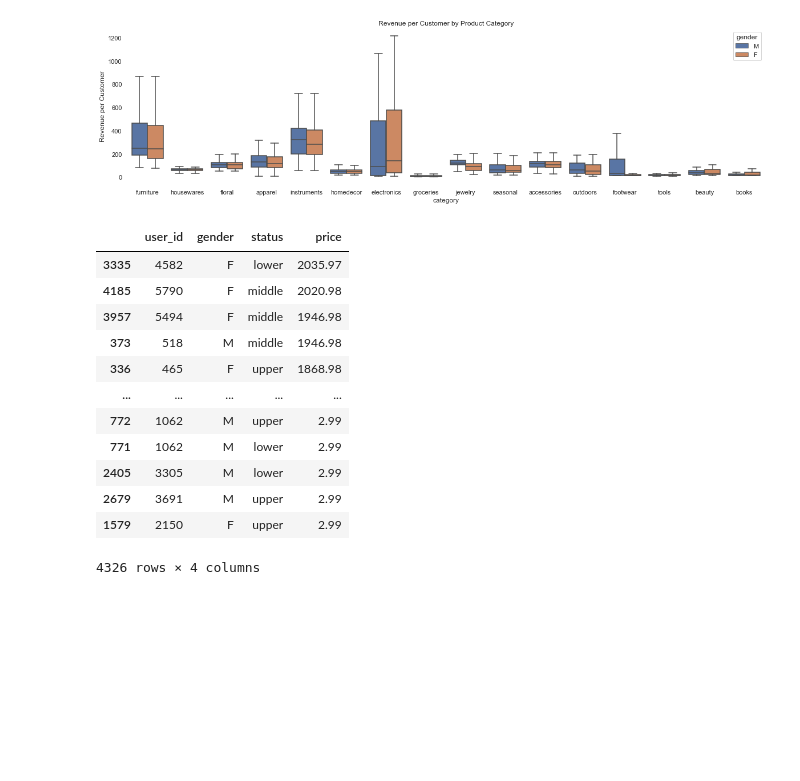
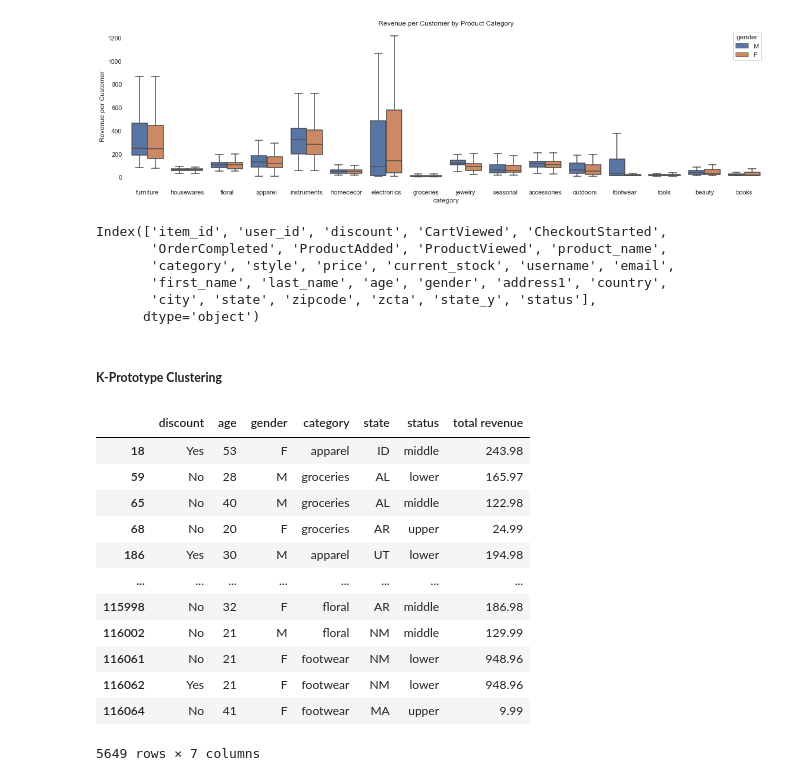
Before and after one commit to diana-kungu/E-commerce-RFM-Analysis, a Jupyter notebook: customer_segmentation.ipynb, the cells around one changed output. Saved outputs shown, nothing was run; the diff lists cells and outputs as text; code cells hidden in the pictures; blank space fills up the shorter version.

Commit message:
K-Prototype Clustering

```diff
--- a/customer_segmentation.ipynb
+++ b/customer_segmentation.ipynb
@@ -84,19 +72,36 @@ plt.title('Revenue per Customer by Product Category')
 sns.despine(bottom = True, left = True)
 # %% [output]
 [figure]
-# %%
-buyers_gpd.sort_values(by='price', ascending= False)
-# %% [output]
-|  | user_id | gender | status | price |
-| 3335 | 4582 | F | lower | 2035.97 |
-| 4185 | 5790 | F | middle | 2020.98 |
-| 3957 | 5494 | F | middle | 1946.98 |
-| 373 | 518 | M | middle | 1946.98 |
-| 336 | 465 | F | upper | 1868.98 |
-| ... | ... | ... | ... | ... |
-| 772 | 1062 | M | upper | 2.99 |
-| 771 | 1062 | M | lower | 2.99 |
-| 2405 | 3305 | M | lower | 2.99 |
-| 2679 | 3691 | M | upper | 2.99 |
-| 1579 | 2150 | F | upper | 2.99 |
-4326 rows × 4 columns
+# %%
+buyers.rename(columns={'state_x': 'state'}, inplace = True)
+# %%
+buyers.columns
+# %% [output]
+Index(['item_id', 'user_id', 'discount', 'CartViewed', 'CheckoutStarted',
+       'OrderCompleted', 'ProductAdded', 'ProductViewed', 'product_name',
+       'category', 'style', 'price', 'current_stock', 'username', 'email',
+       'first_name', 'last_name', 'age', 'gender', 'address1', 'country',
+       'city', 'state', 'zipcode', 'zcta', 'state_y', 'status'],
+      dtype='object')
+# %% [markdown]
+##### **K-Prototype Clustering**
+# %%
+buyers['total revenue'] = buyers.groupby('user_id').price.transform('sum')
+df = buyers[['discount', 'age', 'gender', 'category',  'state',
+             'status', 'total revenue']].copy()
+# %%
+df
+# %% [output]
+|  | discount | age | gender | category | state | status | total revenue |
+| 18 | Yes | 53 | F | apparel | ID | middle | 243.98 |
+| 59 | No | 28 | M | groceries | AL | lower | 165.97 |
+| 65 | No | 40 | M | groceries | AL | middle | 122.98 |
+| 68 | No | 20 | F | groceries | AR | upper | 24.99 |
+| 186 | Yes | 30 | M | apparel | UT | lower | 194.98 |
+| ... | ... | ... | ... | ... | ... | ... | ... |
+| 115998 | No | 32 | F | floral | AR | middle | 186.98 |
+| 116002 | No | 21 | M | floral | NM | middle | 129.99 |
+| 116061 | No | 21 | F | footwear | NM | lower | 948.96 |
+| 116062 | Yes | 21 | F | footwear | NM | lower | 948.96 |
+| 116064 | No | 41 | F | footwear | MA | upper | 9.99 |
+5649 rows × 7 columns
```
Also changed, not shown: parts of 8 cells of this notebook.
